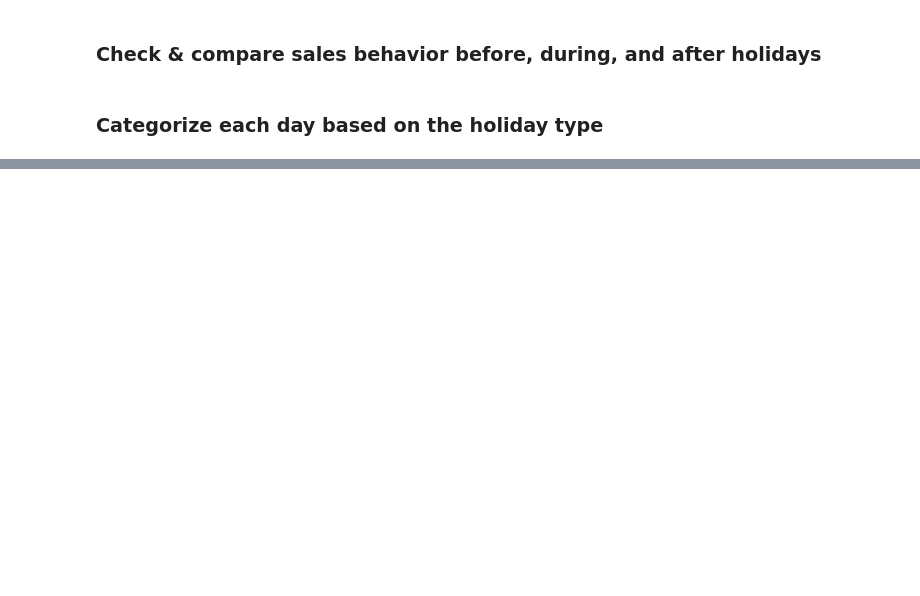
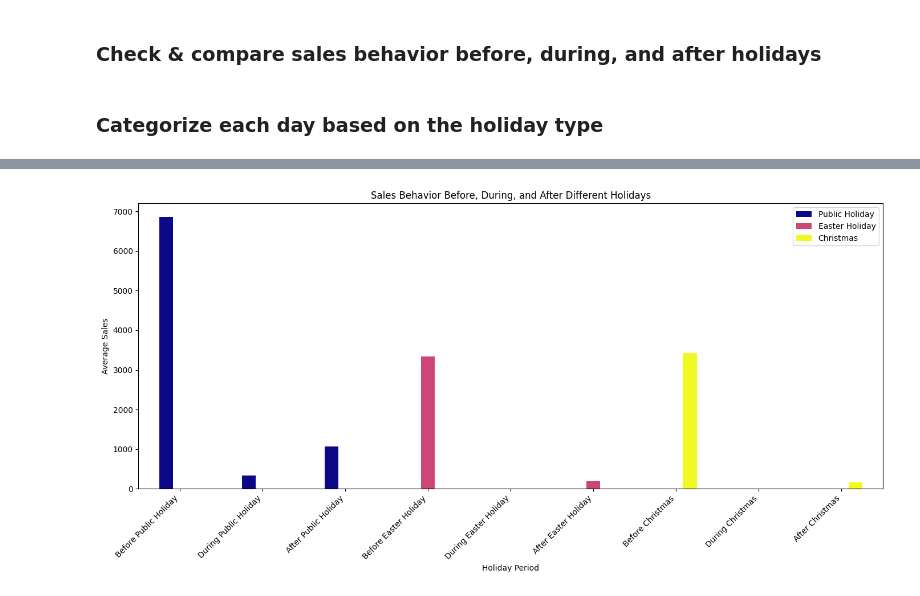
Before and after one commit to hanaDemma/Pharmaceuticals-finance-data-Analysis-week-4, a Jupyter notebook: notebooks/exploratory_analysis.ipynb, the cells around one changed output, grey strips where cells are left out. Saved outputs shown, nothing was run; the diff lists cells and outputs as text; code cells hidden in the pictures; blank space fills up the shorter version.

Commit message:
sales holiday behavior

```diff
--- a/notebooks/exploratory_analysis.ipynb
+++ b/notebooks/exploratory_analysis.ipynb
@@ -538,3 +538,6 @@ distribution_promotions_in_both_datasets(merged_train_data_store,merged_test_dat
 ### Check & compare sales behavior before, during, and after holidays
 # %% [markdown]
 ### Categorize each day based on the holiday type
+# %%
+from scripts.feature_engineering import categorizeEachDayBasedonHolidayType
+merged_train_data_store = categorizeEachDayBasedonHolidayType(merged_train_data_store)
@@ -540,0 +559,3 @@ distribution_promotions_in_both_datasets(merged_train_data_store,merged_test_dat
+# %%
+from scripts.feature_engineering import calculateAverageSalesDuringDifferentPeriods
+holiday_sales_behavior = calculateAverageSalesDuringDifferentPeriods(merged_train_data_store)
@@ -540,0 +565,4 @@ distribution_promotions_in_both_datasets(merged_train_data_store,merged_test_dat
+# %%
+from scripts.feature_engineering import plotEffectOfHolidayOnSales
+plotEffectOfHolidayOnSales(holiday_sales_behavior)
+# %% [output]
@@ -540,0 +571 @@ distribution_promotions_in_both_datasets(merged_train_data_store,merged_test_dat
+[figure, added]
```
Also changed, not shown: parts of 28 cells of this notebook, 2 other files.
